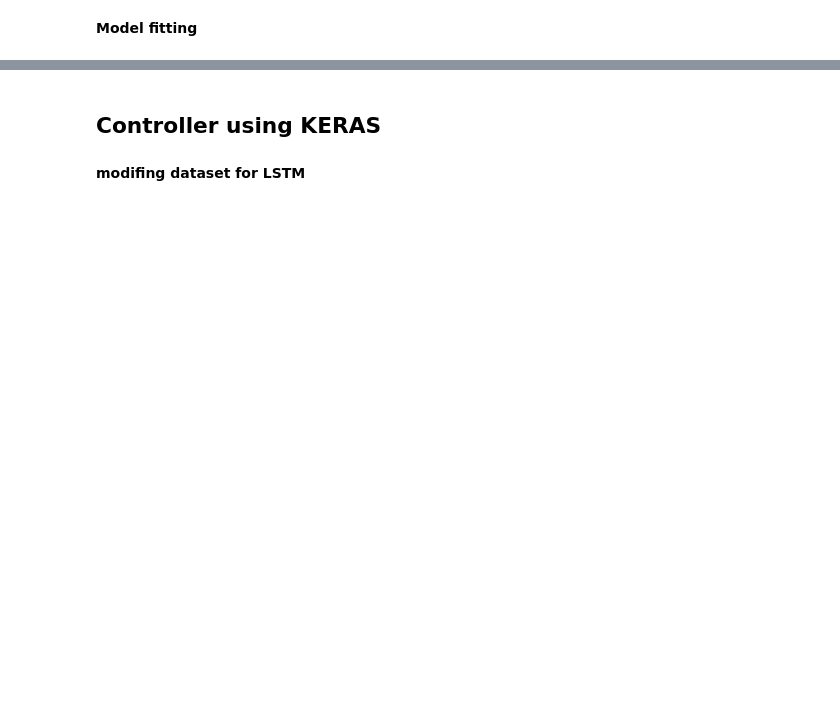
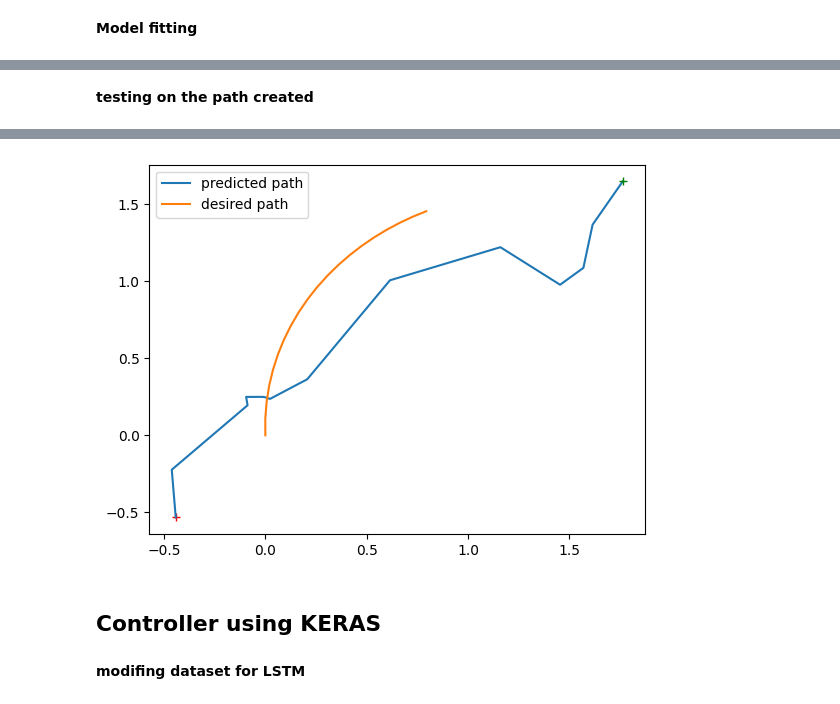
Before and after one commit to SinaRabiee/UGV_Obstacle_Avoidance, a Jupyter notebook: final.ipynb, the cells around one changed output, grey strips where cells are left out. Saved outputs shown, nothing was run; the diff lists cells and outputs as text; code cells hidden in the pictures; blank space fills up the shorter version.

```diff
--- a/final.ipynb
+++ b/final.ipynb
@@ -260,14 +306,14 @@ plt.fill_between(np.arange(0.5,1,0.1), -0.1, 9, color='red', alpha=0.7)
 plt.fill_between(np.arange(-0.5,-1,-0.1), -0.1, 9, color='red', alpha=0.7)
 plt.show()
 
-plt.title("turn around")
+plt.title("turn around right")
 x,y = position(pwm_right[446:511], pwm_left[446:511])
 pos_x.append(x)
 pos_y.append(y)
 plt.fill_between(np.arange(1,-1,-0.1), 4.5, 5, color='red', alpha=0.7)
 plt.show()
 
-plt.title("turn around otherside")
+plt.title("turn around left")
 x,y = position(pwm_right[511:], pwm_left[511:])
 pos_x.append(x)
 pos_y.append(y)
@@ -277,7 +323,7 @@ plt.show()
 pos_x = np.array(sum(pos_x, []))
 pos_y = np.array(sum(pos_y, []))
 
-data = pd.DataFrame({'pwm left': np.array(pwm_left).reshape(-1,),
+identification_data = pd.DataFrame({'pwm left': np.array(pwm_left).reshape(-1,),
                      'pwm right': np.array(pwm_right).reshape(-1,),
                      'x position': np.array(pos_x).reshape(-1,),
                      'y position': np.array(pos_y).reshape(-1,)})
@@ -308,0 +352,3 @@ data.head(5)
+# %%
+identification_data = feature_normalizer_std(identification_data)
+identification_data.head(85)
@@ -381,4 +475,4 @@ model_NN.summary()
 **Model fitting**
 # %%
 model_NN.compile(optimizer=tf.keras.optimizers.Adam(learning_rate=0.005), loss='mse', metrics='mae')
-history = model_NN.fit(x_train_seq,y_train_seq,batch_size=4,validation_split=0.1,epochs=20)
+history = model_NN.fit(x_train_seq,y_train_seq,batch_size=4,validation_split=0.1,epochs=50)
@@ -438,0 +548,12 @@ plt.plot(prediction[-1:,0],prediction[-1:,1],'g+')
+# %% [markdown]
+**testing on the path created**
+# %%
+prediction = model_NN.predict(x_test)
+print(f"mean squared error of the test {np.sqrt(mean_squared_error(y_test,prediction))}")
+plt.plot(prediction[0,0],prediction[0,1],'r+')
+plt.plot(prediction[:,0],prediction[:,1],label="predicted path")
+plt.plot(prediction[-1:,0],prediction[-1:,1],'g+')
+plt.plot(x,y,label="desired path")
+plt.legend()
+plt.show()
+# %% [output]
@@ -438,0 +562 @@ plt.plot(prediction[-1:,0],prediction[-1:,1],'g+')
+[figure, added]
```
Also changed, not shown: parts of 24 cells of this notebook, 9 other files.
